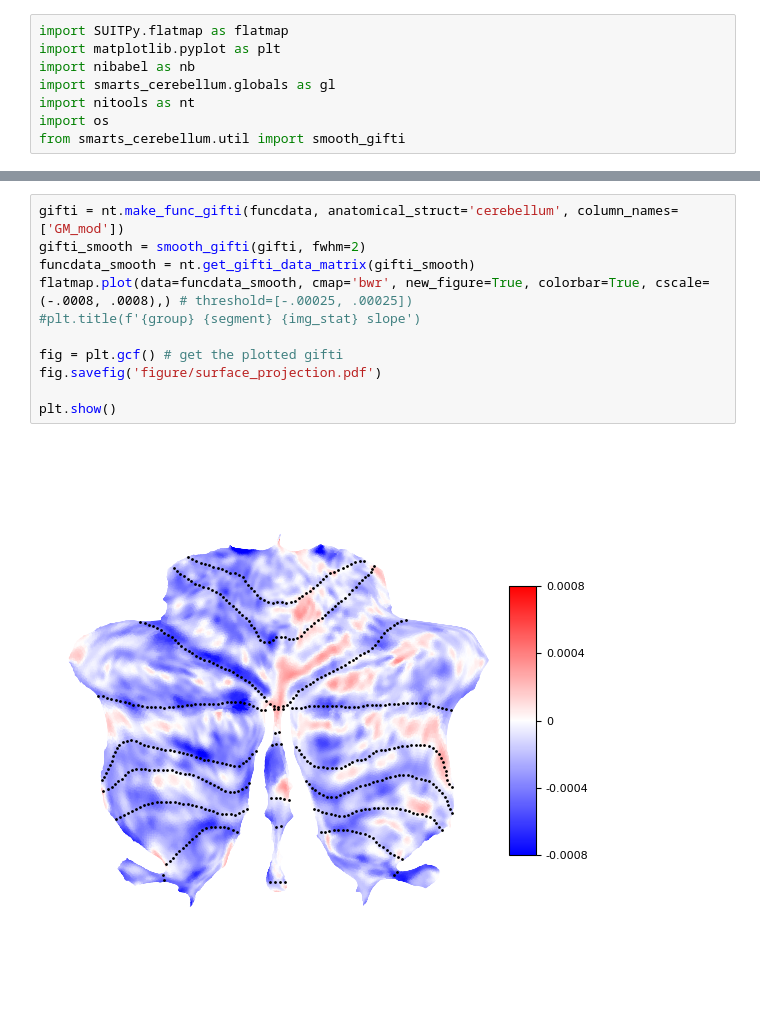
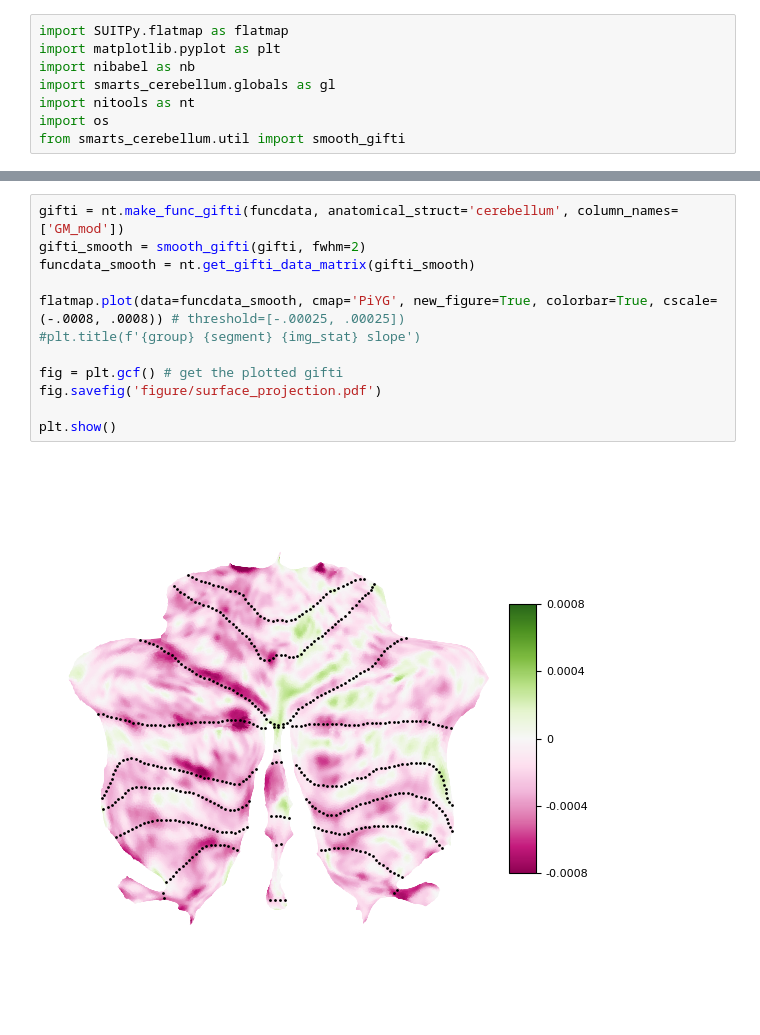
Before and after one commit to medhakp/smarts_cerebellum, a Jupyter notebook: notebooks/surface_projections.ipynb, the cells around one changed output, grey strips where cells are left out. Cells and saved outputs as stored; diff of their text form.

```diff
--- a/notebooks/surface_projections.ipynb
+++ b/notebooks/surface_projections.ipynb
@@ -25,13 +23,14 @@ plt.show()
 # %%
 gifti = nt.make_func_gifti(funcdata, anatomical_struct='cerebellum', column_names=['GM_mod'])
 gifti_smooth = smooth_gifti(gifti, fwhm=2)
 funcdata_smooth = nt.get_gifti_data_matrix(gifti_smooth)
-flatmap.plot(data=funcdata_smooth, cmap='bwr', new_figure=True, colorbar=True, cscale=(-.0008, .0008),) # threshold=[-.00025, .00025])
+
+flatmap.plot(data=funcdata_smooth, cmap='PiYG', new_figure=True, colorbar=True, cscale=(-.0008, .0008)) # threshold=[-.00025, .00025])
 #plt.title(f'{group} {segment} {img_stat} slope')
 
 fig = plt.gcf() # get the plotted gifti
 fig.savefig('figure/surface_projection.pdf')
 
 plt.show()
 # %% [output]
-[figure, old version]
+[figure, new version]
```
Also changed, not shown: parts of 1 cell of this notebook, 1 other file.
